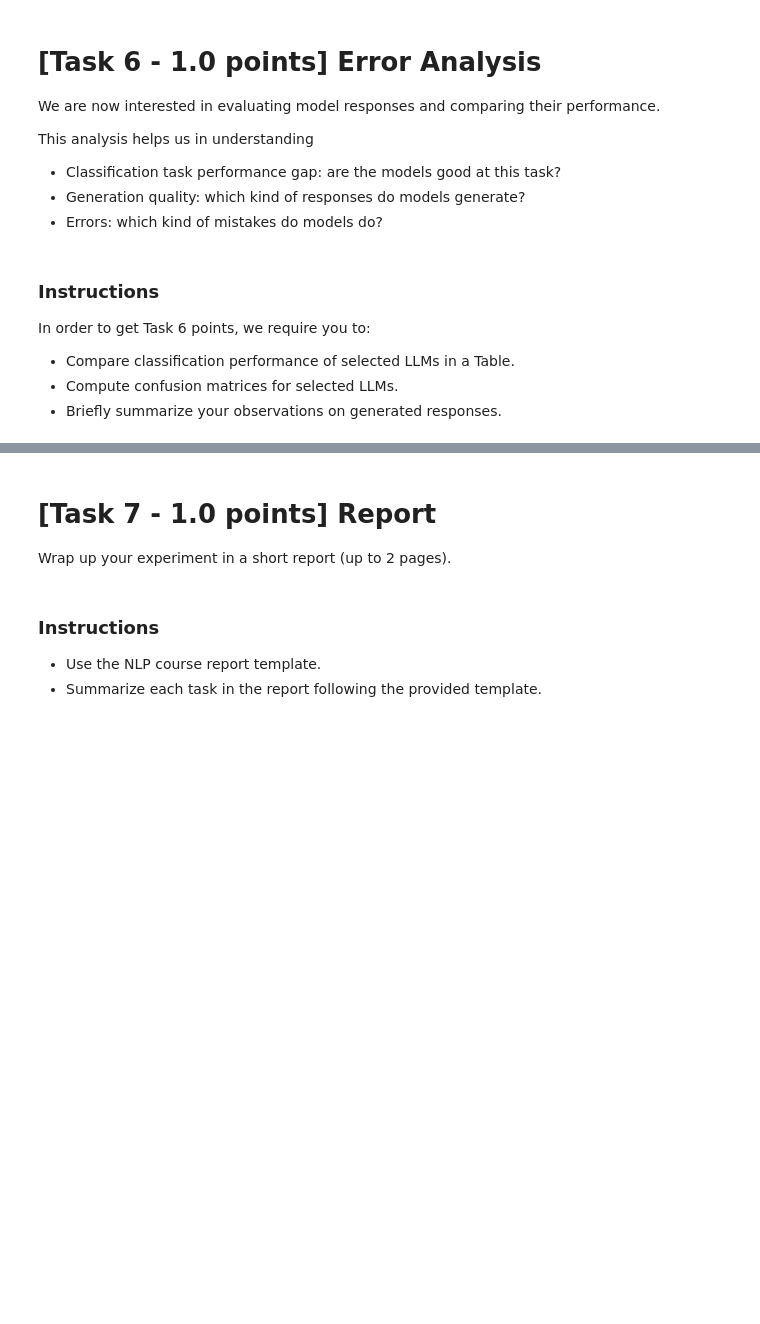
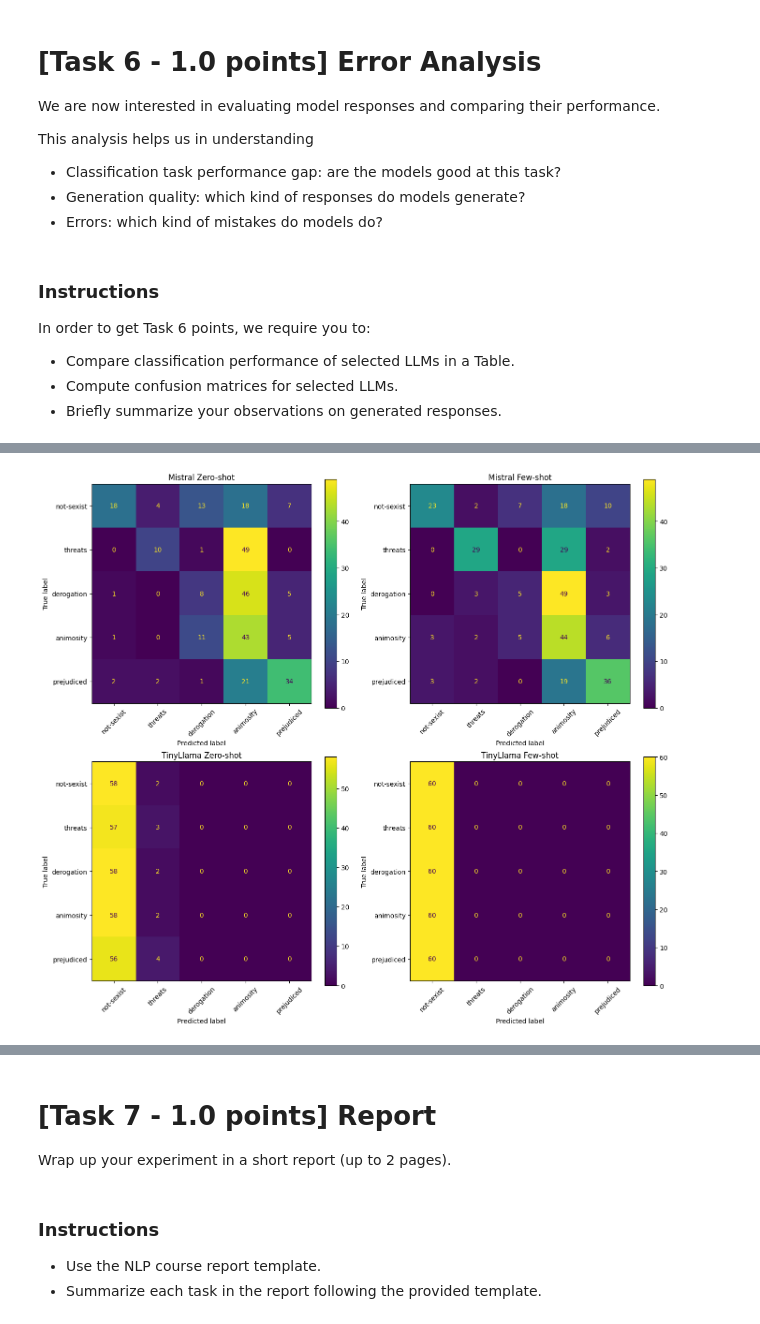
Before and after one commit to hassanmahmad/sexism-detection-nlp, a Jupyter notebook: [NLP_2025_2026]A2.ipynb, the cells around one changed output, grey strips where cells are left out. Drawn from its saved outputs; the diff is of its cells as text; code cells hidden in the pictures; blank space fills up the shorter version.

```diff
--- a/[NLP_2025_2026]A2.ipynb
+++ b/[NLP_2025_2026]A2.ipynb
@@ -259,11 +259,12 @@ for model in model_cards:
   model = AutoModelForCausalLM.from_pretrained(model, return_dict=True, quantization_config=bnb_config, device_map='auto')
 
   generation_config = model.generation_config
-  generation_config.max_new_tokens = 40
+  generation_config.max_new_tokens = 10
   generation_config.eos_token_id = tokenizer.eos_token_id
   generation_config.pad_token_id = tokenizer.eos_token_id
-  generation_config.temperature = None
+  generation_config.temperature = 0.1
   generation_config.num_return_sequences = 1
+  generation_config.do_sample = False
 
   models.append(model)
 # %% [output]
@@ -645,7 +663,7 @@ In order to get Task 5 points, we require you to:
 - Compute metrics as in Task 4.
 # %%
 demostration_file = 'demonstrations.csv'
-demonstrations = downloadDataFromGitHub(url_temp + demos_file)
+demonstrations = downloadDataFromGitHub(url_temp + demostration_file)
 print(f'Test data shape: {demonstrations.shape} and following is the look at the data')
 demonstrations.head()
 # %% [output]
@@ -683,7 +701,7 @@ def build_few_shot_demonstrations(demonstrations, num_per_class=2):
       list of demonstrations to inject into the prompt template.
   """
   example_strings = []
-  for category in categorieyes:
+  for category in categories:
     category_ex = demonstrations[demonstrations['label_category'] == category].sample(frac=1).head(num_per_class)
 
     for _, row in category_ex.iterrows():
@@ -807,0 +877,39 @@ In order to get Task 6 points, we require you to:
+# %%
+from sklearn.metrics import confusion_matrix, ConfusionMatrixDisplay
+import matplotlib.pyplot as plt
+
+labels = ['not-sexist', 'threats', 'derogation', 'animosity', 'prejudiced']
+
+# Convert -1 to 0 for confusion matrix (same as compute_metrics does)
+y_mistral_pred_fixed = [0 if y == -1 else y for y in y_mistral_pred]
+y_mistral_fs_pred_fixed = [0 if y == -1 else y for y in y_mistral_fs_pred]
+y_tl_pred_fixed = [0 if y == -1 else y for y in y_tl_pred]
+y_tl_fs_pred_fixed = [0 if y == -1 else y for y in y_tl_fs_pred]
+
+fig, axes = plt.subplots(2, 2, figsize=(14, 12))
+
+# Mistral Zero-shot
+cm = confusion_matrix(y_true_numeric, y_mistral_pred_fixed)
+ConfusionMatrixDisplay(cm, display_labels=labels).plot(ax=axes[0,0], xticks_rotation=45)
+axes[0,0].set_title('Mistral Zero-shot')
+
+# Mistral Few-shot
+cm = confusion_matrix(y_true_numeric, y_mistral_fs_pred_fixed)
+ConfusionMatrixDisplay(cm, display_labels=labels).plot(ax=axes[0,1], xticks_rotation=45)
+axes[0,1].set_title('Mistral Few-shot')
+
+# TinyLlama Zero-shot
+cm = confusion_matrix(y_true_numeric, y_tl_pred_fixed)
+ConfusionMatrixDisplay(cm, display_labels=labels).plot(ax=axes[1,0], xticks_rotation=45)
+axes[1,0].set_title('TinyLlama Zero-shot')
+
+# TinyLlama Few-shot
+cm = confusion_matrix(y_true_numeric, y_tl_fs_pred_fixed)
+ConfusionMatrixDisplay(cm, display_labels=labels).plot(ax=axes[1,1], xticks_rotation=45)
+axes[1,1].set_title('TinyLlama Few-shot')
+
+plt.tight_layout()
+plt.savefig('confusion_matrices.png', dpi=150)
+plt.show()
+# %% [output]
+[figure, added]
```
Also changed, not shown: parts of 10 cells of this notebook.
